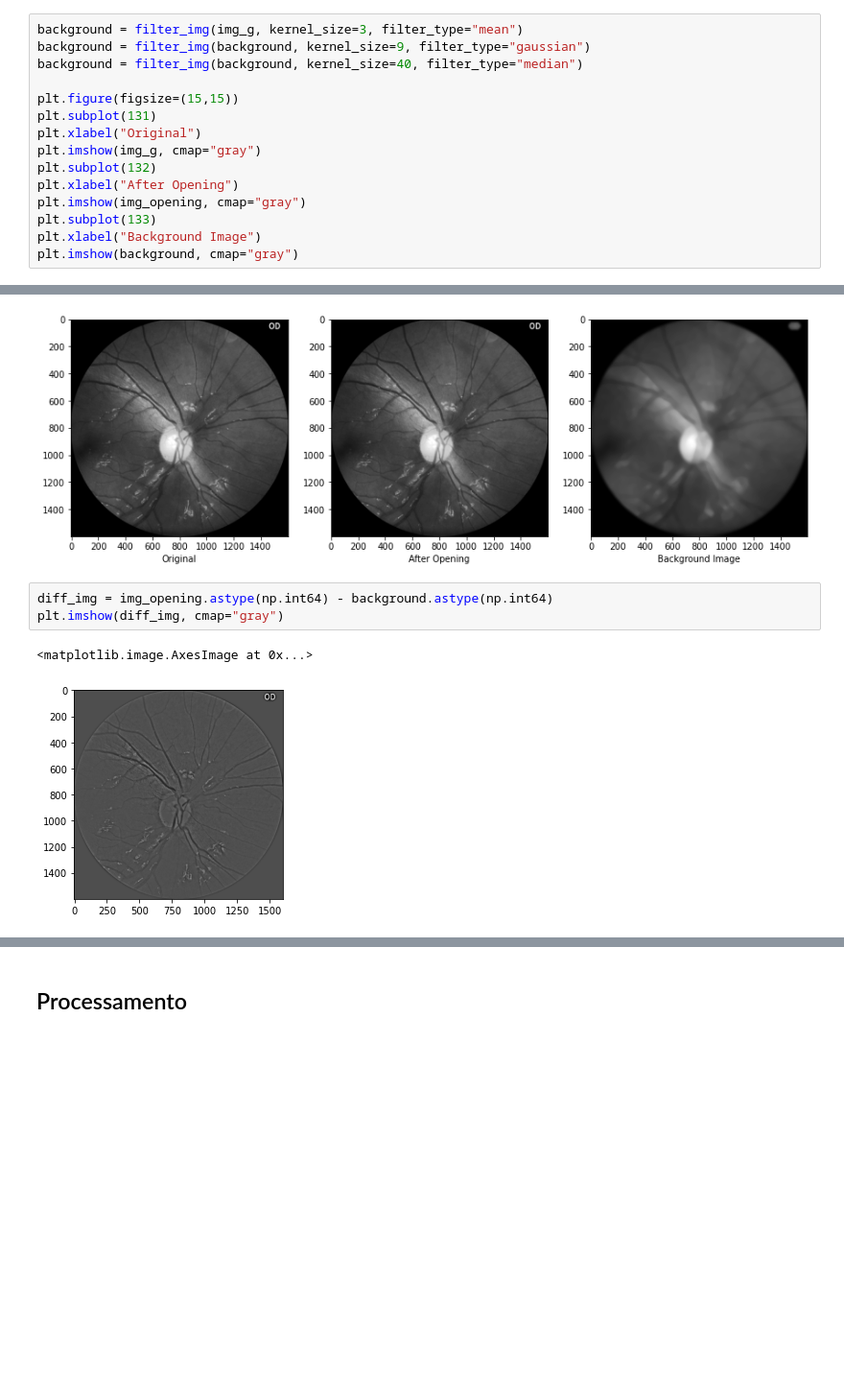
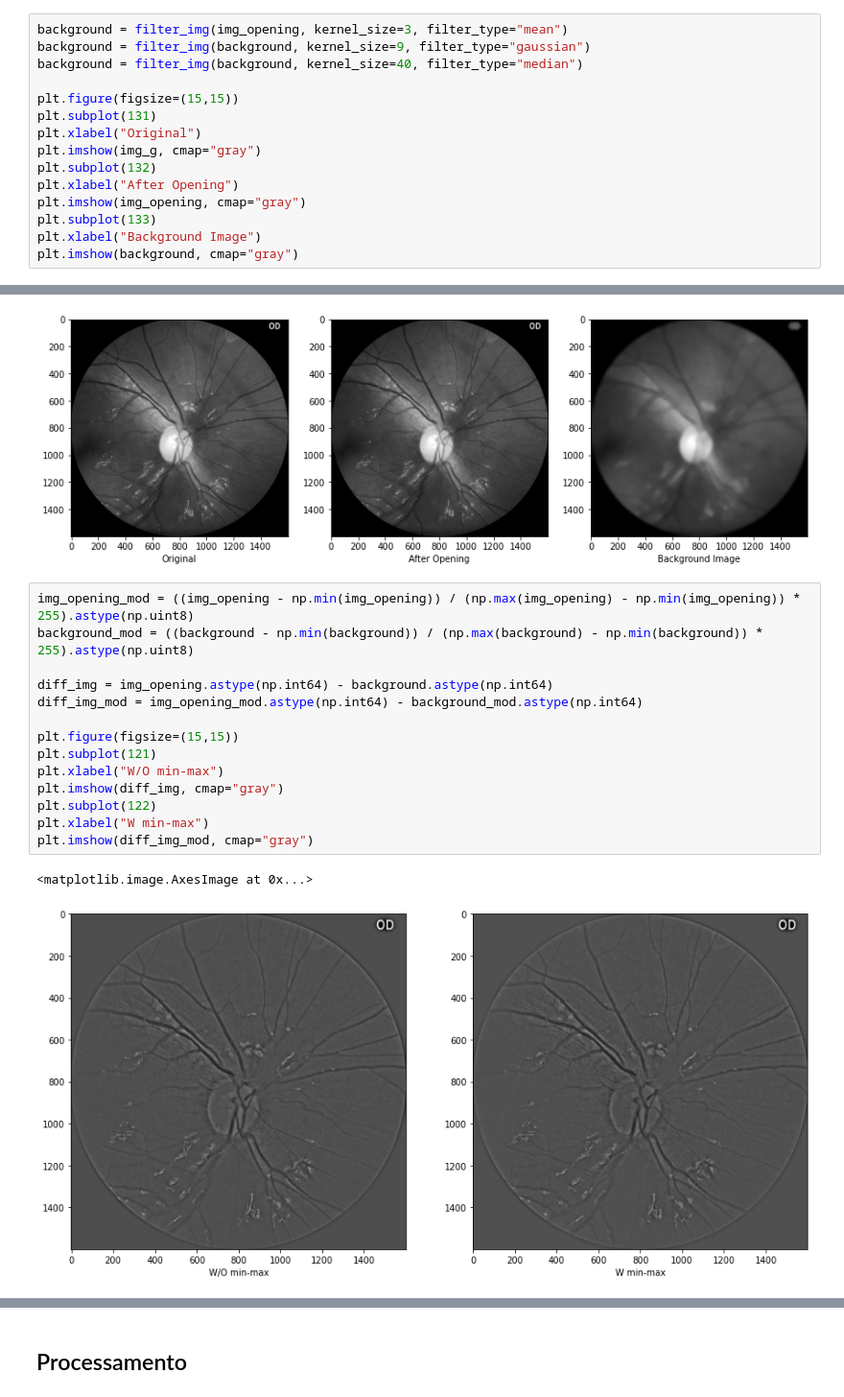
Before and after one commit to danbarretto/Vasc-bifurcation, a Jupyter notebook: vasc-bifurcation.ipynb, the cells around one changed output, grey strips where cells are left out. Shown at 96% size. Saved outputs shown, nothing was run; the diff lists cells and outputs as text; blank space fills up the shorter version.

```diff
--- a/vasc-bifurcation.ipynb
+++ b/vasc-bifurcation.ipynb
@@ -53,7 +53,7 @@ plt.imshow(img_opening, cmap="gray")
 <matplotlib.image.AxesImage at 0x...>
 [figure]
 # %%
-background = filter_img(img_g, kernel_size=3, filter_type="mean")
+background = filter_img(img_opening, kernel_size=3, filter_type="mean")
 background = filter_img(background, kernel_size=9, filter_type="gaussian")
 background = filter_img(background, kernel_size=40, filter_type="median")
 
@@ -70,12 +70,23 @@ plt.imshow(background, cmap="gray")
 # %% [output]
 <matplotlib.image.AxesImage at 0x...>
 [figure]
-# %%
-diff_img = img_opening.astype(np.int64) - background.astype(np.int64)
-plt.imshow(diff_img, cmap="gray")
-# %% [output]
-<matplotlib.image.AxesImage at 0x...>
-[figure, removed]
+# %%
+img_opening_mod = ((img_opening - np.min(img_opening)) / (np.max(img_opening) - np.min(img_opening)) * 255).astype(np.uint8)
+background_mod = ((background - np.min(background)) / (np.max(background) - np.min(background)) * 255).astype(np.uint8)
+
+diff_img = img_opening.astype(np.int64) - background.astype(np.int64)
+diff_img_mod = img_opening_mod.astype(np.int64) - background_mod.astype(np.int64)
+
+plt.figure(figsize=(15,15))
+plt.subplot(121)
+plt.xlabel("W/O min-max")
+plt.imshow(diff_img, cmap="gray")
+plt.subplot(122)
+plt.xlabel("W min-max")
+plt.imshow(diff_img_mod, cmap="gray")
+# %% [output]
+<matplotlib.image.AxesImage at 0x...>
+[figure, added]
 # %%
 diff_img = ((diff_img - np.min(diff_img)) / (np.max(diff_img) - np.min(diff_img))*255).astype(np.uint8)
 print(np.min(diff_img))
```
Also changed, not shown: parts of 5 cells of this notebook, 1 other file.
